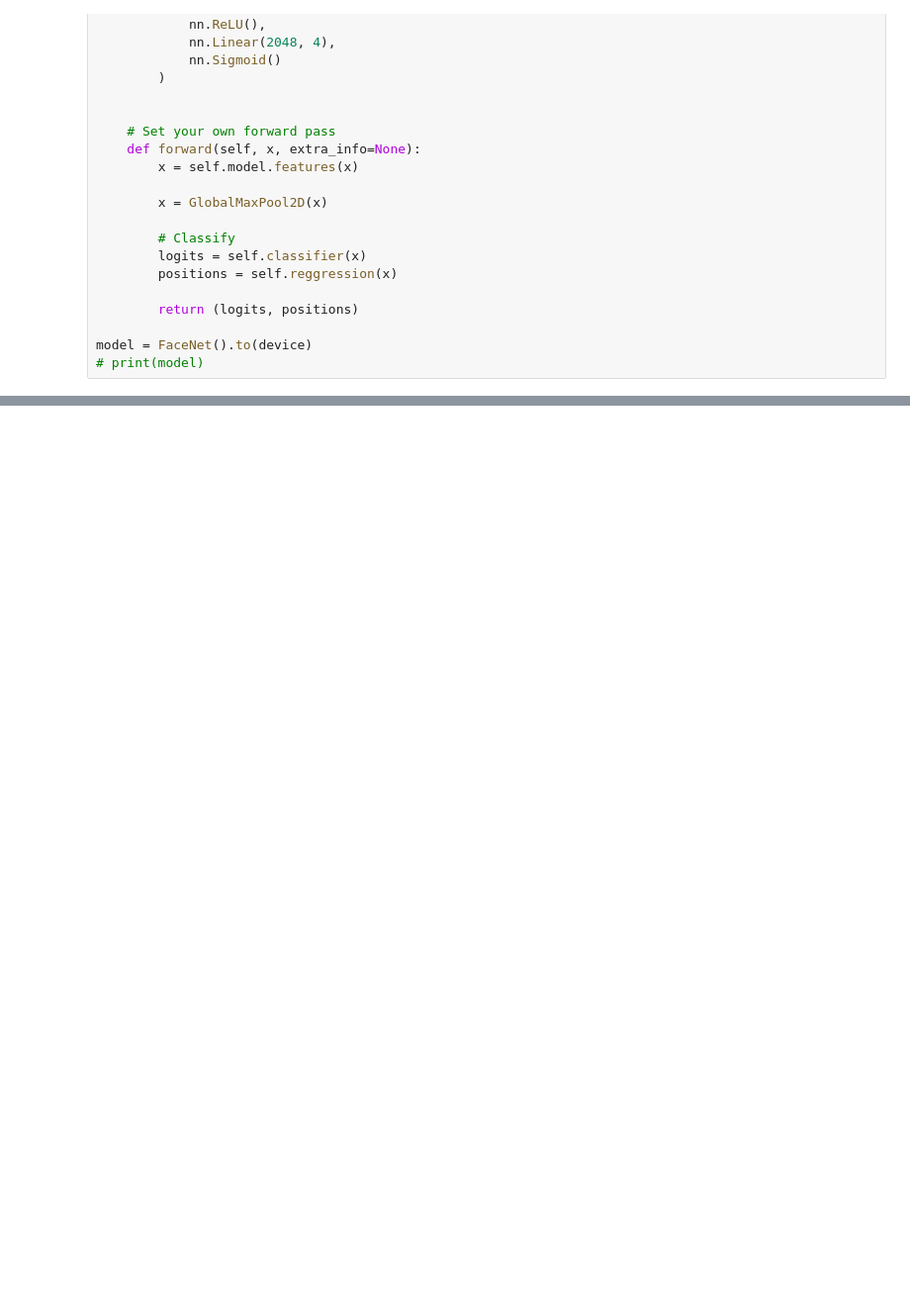
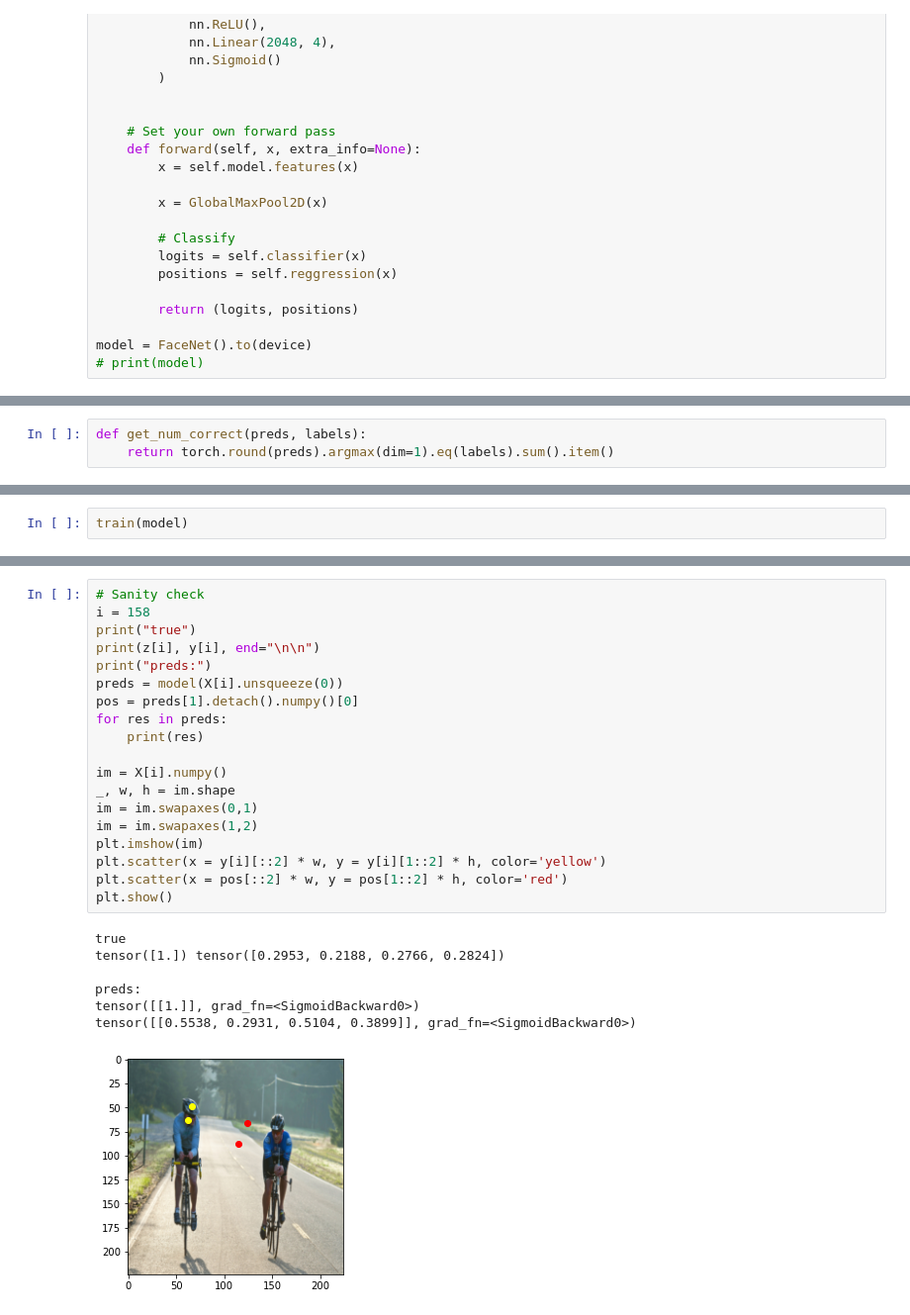
Before and after one commit to SebastianBitsch/face-detection, a Jupyter notebook: exploration.ipynb, the cells around one changed output, grey strips where cells are left out. Shown at 99% size. Cells and saved outputs as stored; diff of their text form; blank space fills up the shorter version.

```diff
--- a/exploration.ipynb
+++ b/exploration.ipynb
@@ -293,0 +229,3 @@ torch.Size([32, 4])
+# %%
+def get_num_correct(preds, labels):
+    return torch.round(preds).argmax(dim=1).eq(labels).sum().item()
@@ -364,0 +294,2 @@ torch.Size([1, 28, 28])
+# %%
+train(model)
@@ -364,0 +298,27 @@ torch.Size([1, 28, 28])
+# %%
+# Sanity check
+i = 158
+print("true")
+print(z[i], y[i], end="\n\n")
+print("preds:")
+preds = model(X[i].unsqueeze(0))
+pos = preds[1].detach().numpy()[0]
+for res in preds:
+    print(res)
+
+im = X[i].numpy()
+_, w, h = im.shape
+im = im.swapaxes(0,1)
+im = im.swapaxes(1,2)
+plt.imshow(im)
+plt.scatter(x = y[i][::2] * w, y = y[i][1::2] * h, color='yellow')
+plt.scatter(x = pos[::2] * w, y = pos[1::2] * h, color='red')
+plt.show()
+# %% [output]
+true
+tensor([1.]) tensor([0.2953, 0.2188, 0.2766, 0.2824])
+
+preds:
+tensor([[1.]], grad_fn=<SigmoidBackward0>)
+tensor([[0.5538, 0.2931, 0.5104, 0.3899]], grad_fn=<SigmoidBackward0>)
+[figure, added]
```
Also changed, not shown: parts of 21 cells of this notebook, 1 other file.
